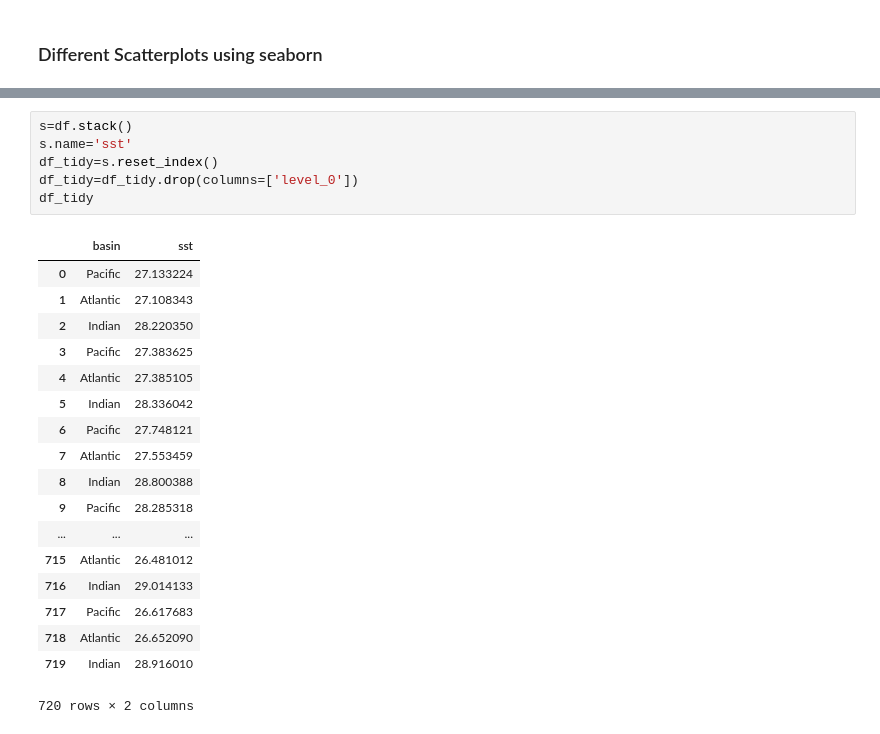
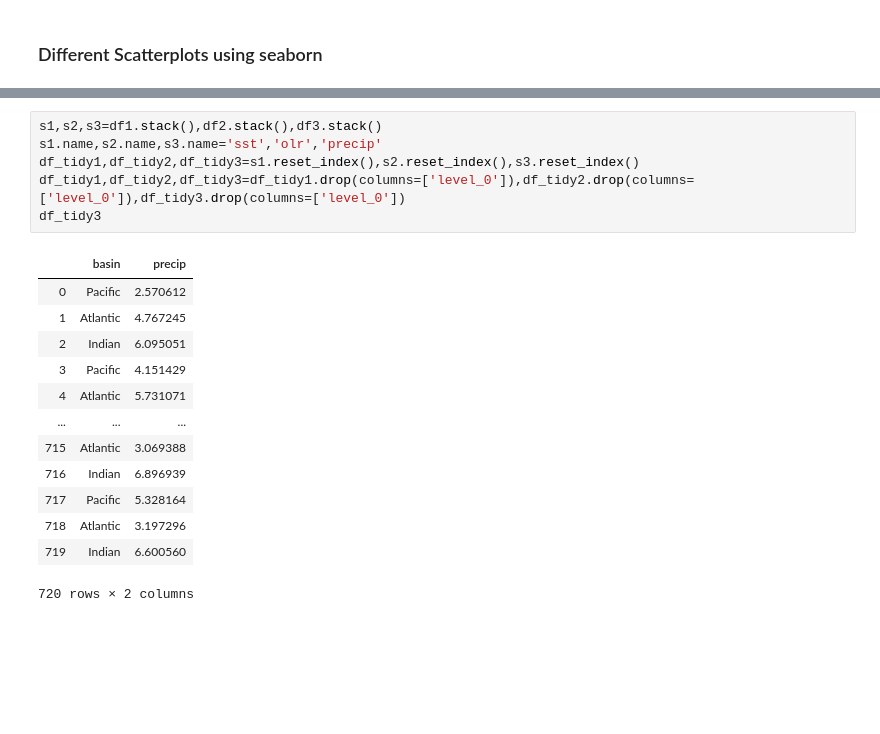
Before and after one commit to sisams/MPO624-2020, a Jupyter notebook: Course_Modules_Topics_Notebooks/covariance_matrix_and_decompositions/ENSO_multiple_variables_scatter_bins.ipynb, the cells around one changed output, grey strips where cells are left out. Drawn from its saved outputs; the diff is of its cells as text; blank space fills up the shorter version.

```diff
--- a/Course_Modules_Topics_Notebooks/covariance_matrix_and_decompositions/ENSO_multiple_variables_scatter_bins.ipynb
+++ b/Course_Modules_Topics_Notebooks/covariance_matrix_and_decompositions/ENSO_multiple_variables_scatter_bins.ipynb
@@ -225,26 +217,21 @@ df
 240 rows × 3 columns
-# %%
-s=df.stack()
-s.name='sst'
-df_tidy=s.reset_index()
-df_tidy=df_tidy.drop(columns=['level_0'])
-df_tidy
-# %% [output]
-|  | basin | sst |
-| 0 | Pacific | 27.133224 |
-| 1 | Atlantic | 27.108343 |
-| 2 | Indian | 28.220350 |
-| 3 | Pacific | 27.383625 |
-| 4 | Atlantic | 27.385105 |
-| 5 | Indian | 28.336042 |
-| 6 | Pacific | 27.748121 |
-| 7 | Atlantic | 27.553459 |
-| 8 | Indian | 28.800388 |
-| 9 | Pacific | 28.285318 |
-| ... | ... | ... |
-| 715 | Atlantic | 26.481012 |
-| 716 | Indian | 29.014133 |
-| 717 | Pacific | 26.617683 |
-| 718 | Atlantic | 26.652090 |
-| 719 | Indian | 28.916010 |
-720 rows × 2 columns
+# %%
+s1,s2,s3=df1.stack(),df2.stack(),df3.stack()
+s1.name,s2.name,s3.name='sst','olr','precip'
+df_tidy1,df_tidy2,df_tidy3=s1.reset_index(),s2.reset_index(),s3.reset_index()
+df_tidy1,df_tidy2,df_tidy3=df_tidy1.drop(columns=['level_0']),df_tidy2.drop(columns=['level_0']),df_tidy3.drop(columns=['level_0'])
+df_tidy3
+# %% [output]
+|  | basin | precip |
+| 0 | Pacific | 2.570612 |
+| 1 | Atlantic | 4.767245 |
+| 2 | Indian | 6.095051 |
+| 3 | Pacific | 4.151429 |
+| 4 | Atlantic | 5.731071 |
+| ... | ... | ... |
+| 715 | Atlantic | 3.069388 |
+| 716 | Indian | 6.896939 |
+| 717 | Pacific | 5.328164 |
+| 718 | Atlantic | 3.197296 |
+| 719 | Indian | 6.600560 |
+720 rows × 2 columns
```
Also changed, not shown: parts of 10 cells of this notebook.
